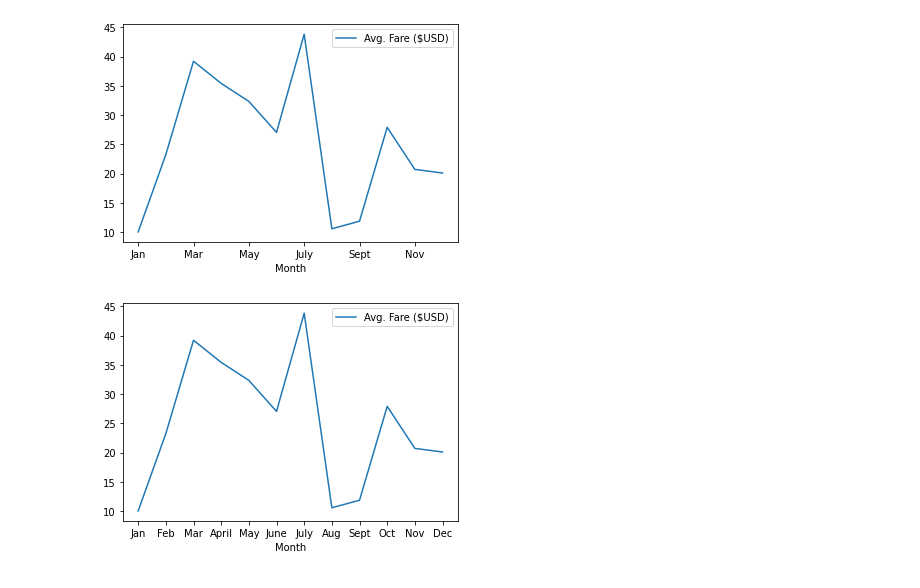
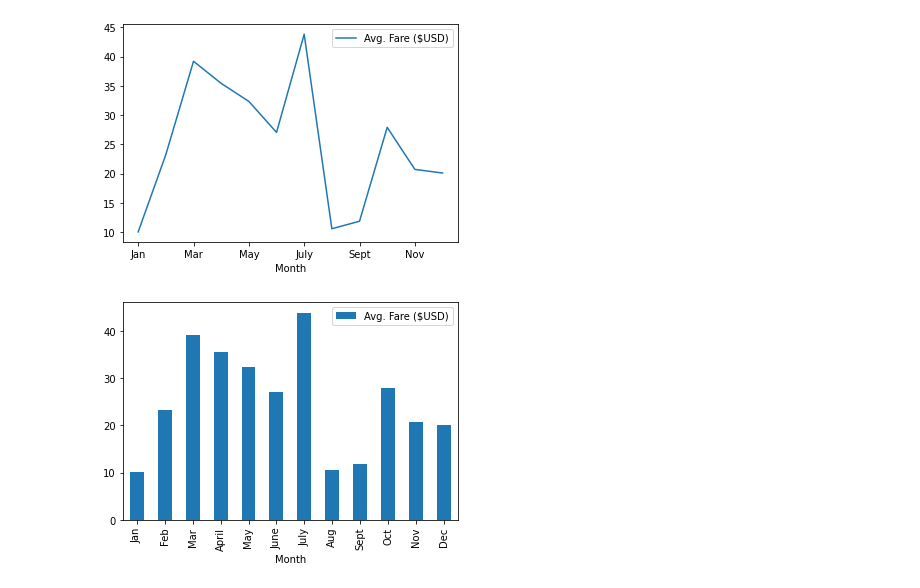
Before and after one commit to xenia-e/PyBer_Analysis, a Jupyter notebook: PyBer_ride_data.ipynb, the cells around one changed output. Drawn from its saved outputs; the diff is of its cells as text; code cells hidden in the pictures.

```diff
--- a/PyBer_ride_data.ipynb
+++ b/PyBer_ride_data.ipynb
@@ -31,10 +32,10 @@ plt.show()
 # %%
 # Set x-axis and tick locations.
 x_axis = np.arange(len(pyber_ride_df))
 tick_locations = [value for value in x_axis]
 # Plot the data.
-pyber_ride_df.plot(x="Month", y="Avg. Fare ($USD)")
+pyber_ride_df.plot(x="Month", y="Avg. Fare ($USD)", kind="bar")
 plt.xticks(tick_locations, pyber_ride_df["Month"])
 plt.show()
 # %% [output]
-[figure, old version]
+[figure, new version]
```
Also changed, not shown: parts of 2 cells of this notebook, 5 other files.
